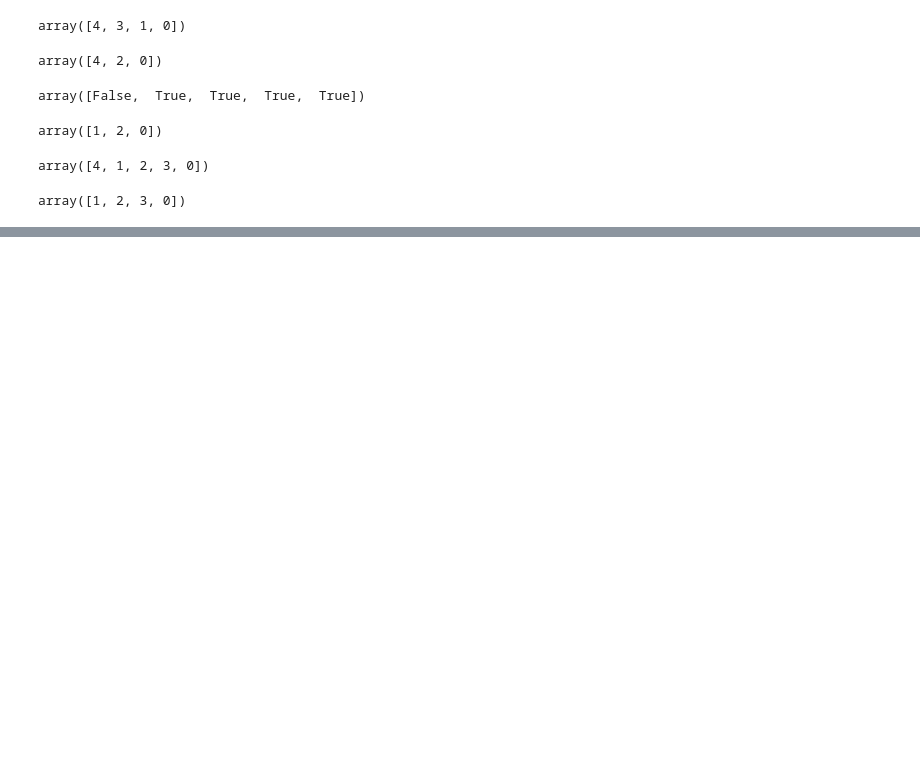
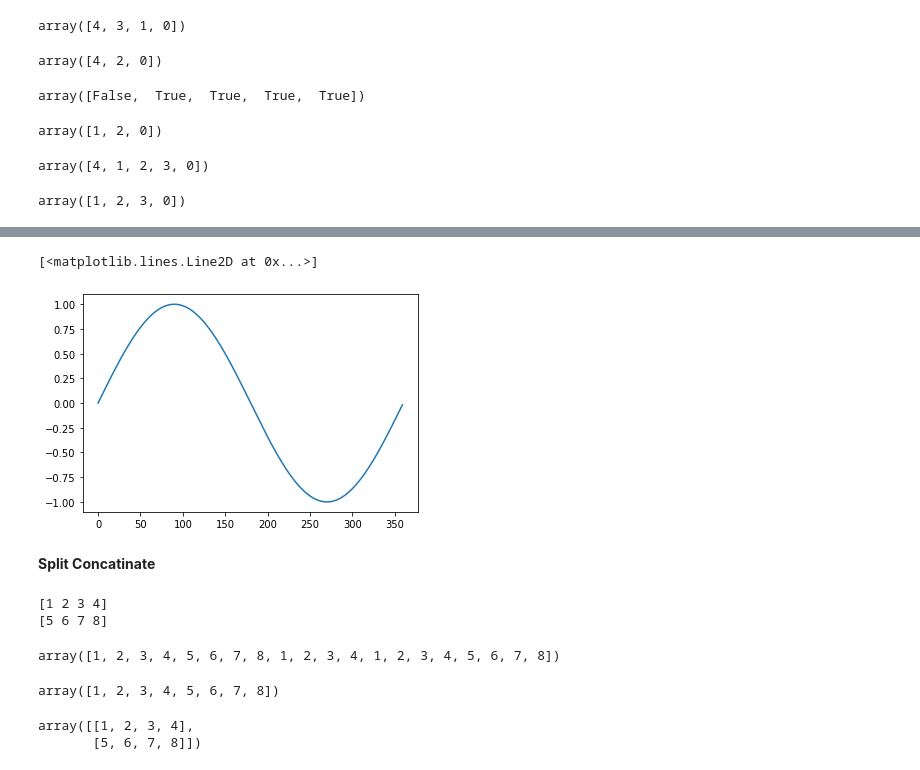
Before and after one commit to Pepcoders/Data-Science-February, a Jupyter notebook: Numpy/Numpy.ipynb, the cells around one changed output, grey strips where cells are left out. Cells and saved outputs as stored; diff of their text form; code cells hidden in the pictures; blank space fills up the shorter version.

```diff
--- a/Numpy/Numpy.ipynb
+++ b/Numpy/Numpy.ipynb
@@ -380,0 +436,2 @@ array([2, 3])
+# %%
+x = np.arange(360)
@@ -380,0 +460,29 @@ array([2, 3])
+# %%
+plt.plot(x,np.sin(np.deg2rad(x)))
+# %% [output]
+[<matplotlib.lines.Line2D at 0x...>]
+[figure, added]
+# %% [markdown]
+**Split Concatinate**
+# %%
+a = np.array([1,2,3,4])
+b = np.array([5,6,7,8])
+
+print(a)
+print(b)
+# %% [output]
+[1 2 3 4]
+[5 6 7 8]
+# %%
+np.concatenate([a,b,a,a,b])
+# %% [output]
+array([1, 2, 3, 4, 5, 6, 7, 8, 1, 2, 3, 4, 1, 2, 3, 4, 5, 6, 7, 8])
+# %%
+np.hstack([a,b])
+# %% [output]
+array([1, 2, 3, 4, 5, 6, 7, 8])
+# %%
+np.vstack([a,b])
+# %% [output]
+array([[1, 2, 3, 4],
+       [5, 6, 7, 8]])
```
Also changed, not shown: parts of 17 cells of this notebook.
